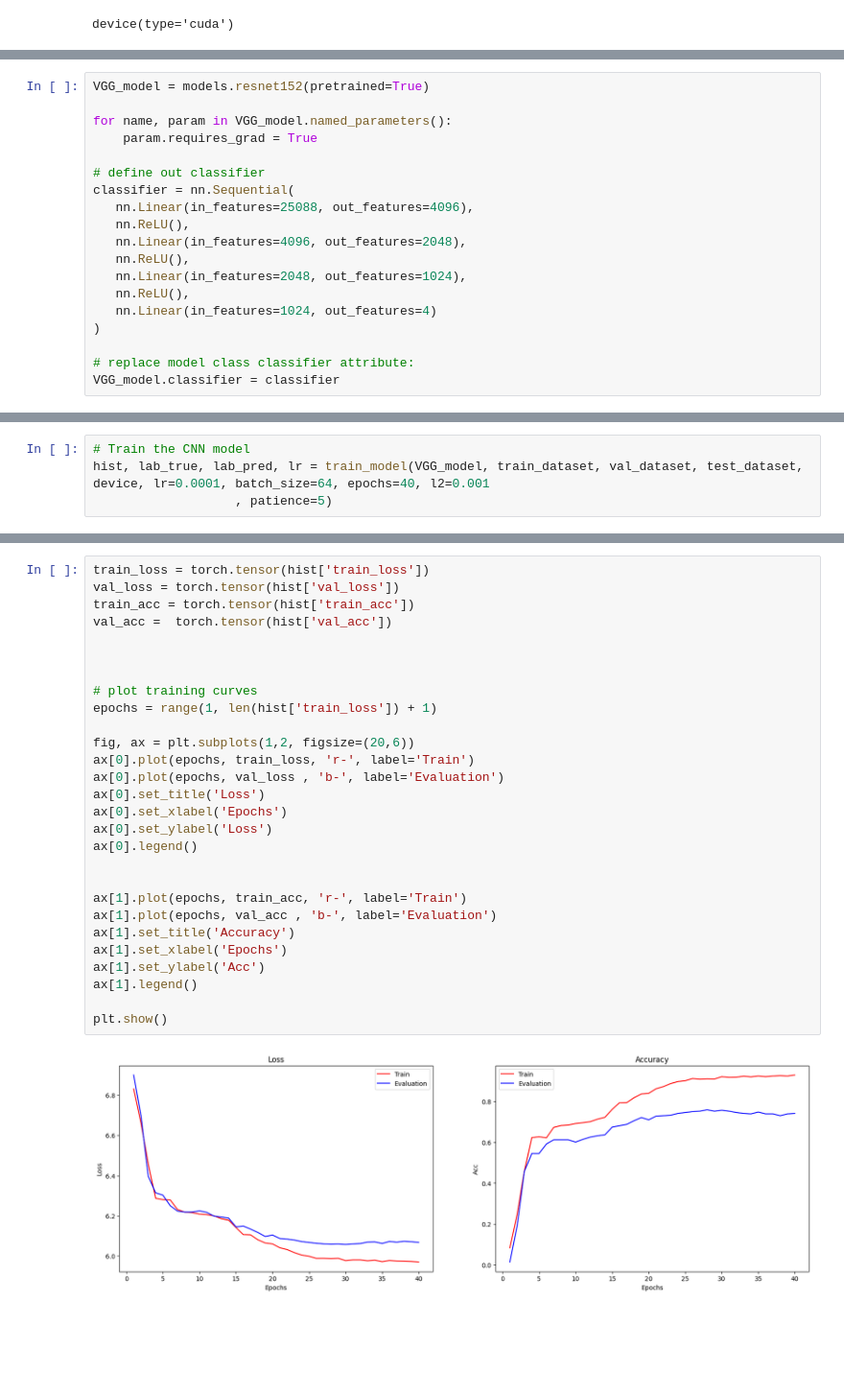
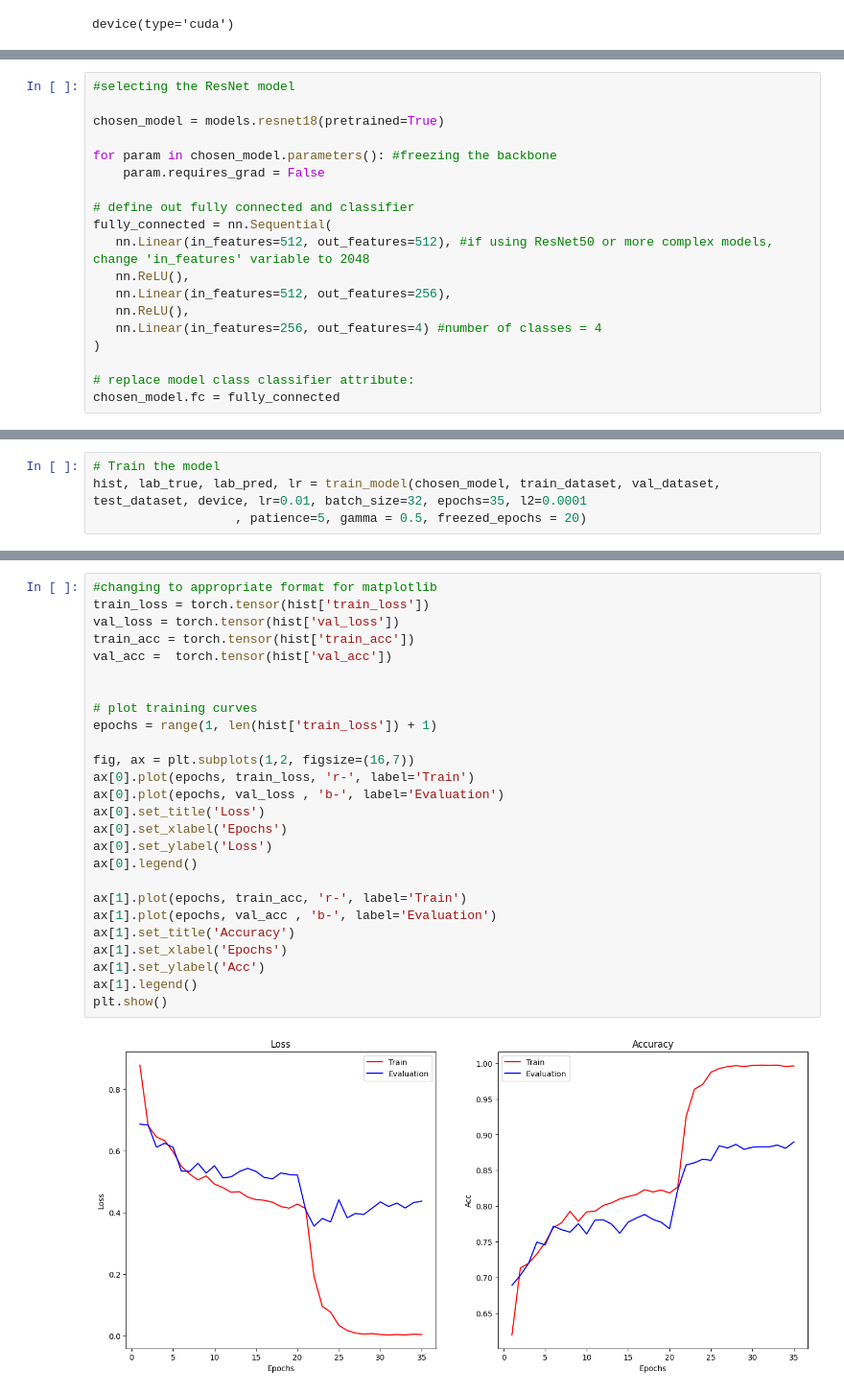
Before and after one commit to filipello/galaxy_class_CNN, a Jupyter notebook: galaxymnist-resnet-pretrain.ipynb, the cells around one changed output, grey strips where cells are left out. Shown at 96% size. Cells and saved outputs as stored; diff of their text form; blank space fills up the shorter version.

Commit message:
ResNet training final version

```diff
--- a/galaxymnist-resnet-pretrain.ipynb
+++ b/galaxymnist-resnet-pretrain.ipynb
@@ -82,20 +101,20 @@ Extracting ML_DP/gal_mnist/GalaxyMNIST/raw/test_dataset.hdf5.gz to ML_DP/gal_mni
 # %%
-VGG_model = models.resnet152(pretrained=True)
+#selecting the ResNet model
 
-for name, param in VGG_model.named_parameters():
-    param.requires_grad = True
+chosen_model = models.resnet18(pretrained=True)
 
-# define out classifier
-classifier = nn.Sequential(
-   nn.Linear(in_features=25088, out_features=4096),
+for param in chosen_model.parameters(): #freezing the backbone
+    param.requires_grad = False
+
+# define out fully connected and classifier
+fully_connected = nn.Sequential(
+   nn.Linear(in_features=512, out_features=512), #if using ResNet50 or more complex models, change 'in_features' variable to 2048
    nn.ReLU(),
-   nn.Linear(in_features=4096, out_features=2048),
+   nn.Linear(in_features=512, out_features=256),
    nn.ReLU(),
-   nn.Linear(in_features=2048, out_features=1024),
-   nn.ReLU(),
-   nn.Linear(in_features=1024, out_features=4)
+   nn.Linear(in_features=256, out_features=4) #number of classes = 4
 )
 
 # replace model class classifier attribute:
-VGG_model.classifier = classifier
+chosen_model.fc = fully_connected
 # %% [output]
@@ -217,8 +330,8 @@ def train_model(model, train_dataset, val_dataset, test_dataset, device,
 
     return history, lab_true, lab_pred, lear_rate
 # %%
-# Train the CNN model
-hist, lab_true, lab_pred, lr = train_model(VGG_model, train_dataset, val_dataset, test_dataset, device, lr=0.0001, batch_size=64, epochs=40, l2=0.001
-                   , patience=5)
+# Train the model
+hist, lab_true, lab_pred, lr = train_model(chosen_model, train_dataset, val_dataset, test_dataset, device, lr=0.01, batch_size=32, epochs=35, l2=0.0001
+                   , patience=5, gamma = 0.5, freezed_epochs = 20)
 # %% [output]
 Training Start:
@@ -242,30 +354,28 @@ Test Accuracy:  0.835
 # %%
+#changing to appropriate format for matplotlib
 train_loss = torch.tensor(hist['train_loss'])
 val_loss = torch.tensor(hist['val_loss'])
 train_acc = torch.tensor(hist['train_acc'])
 val_acc =  torch.tensor(hist['val_acc'])
 
 
-
 # plot training curves
 epochs = range(1, len(hist['train_loss']) + 1)
 
-fig, ax = plt.subplots(1,2, figsize=(20,6))
+fig, ax = plt.subplots(1,2, figsize=(16,7))
 ax[0].plot(epochs, train_loss, 'r-', label='Train')
 ax[0].plot(epochs, val_loss , 'b-', label='Evaluation')
 ax[0].set_title('Loss')
 ax[0].set_xlabel('Epochs')
 ax[0].set_ylabel('Loss')
 ax[0].legend()
 
-
 ax[1].plot(epochs, train_acc, 'r-', label='Train')
 ax[1].plot(epochs, val_acc , 'b-', label='Evaluation')
 ax[1].set_title('Accuracy')
 ax[1].set_xlabel('Epochs')
 ax[1].set_ylabel('Acc')
 ax[1].legend()
-
 plt.show()
 # %% [output]
-[figure, old version]
+[figure, new version]
```
Also changed, not shown: parts of 11 cells of this notebook.
